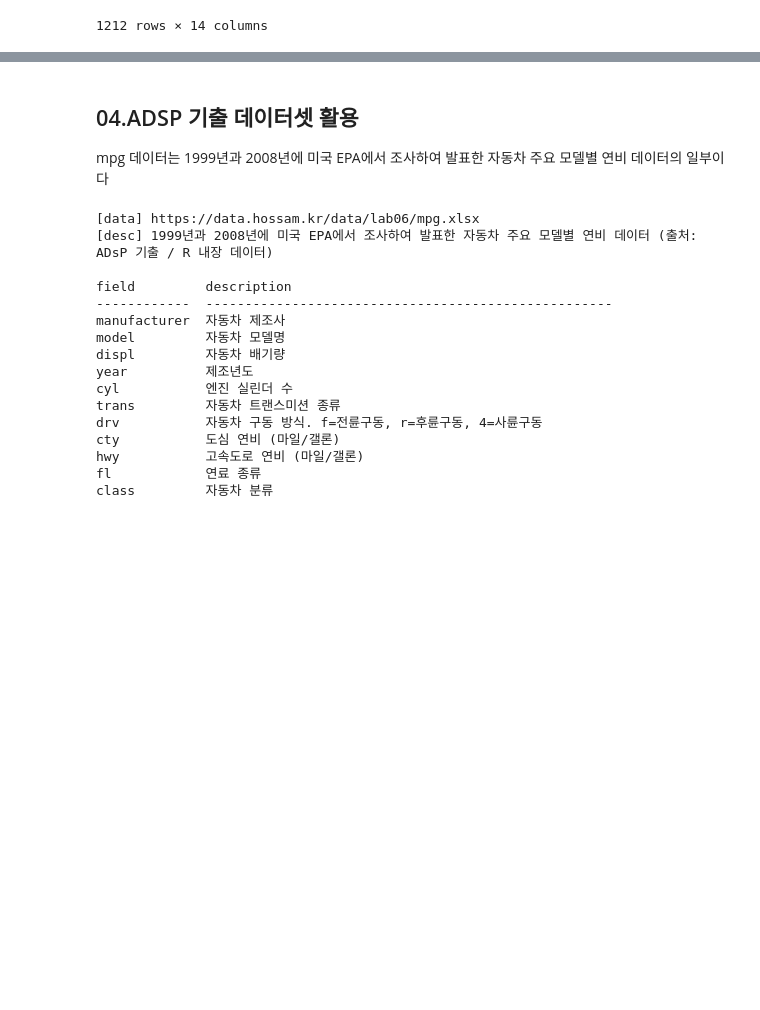
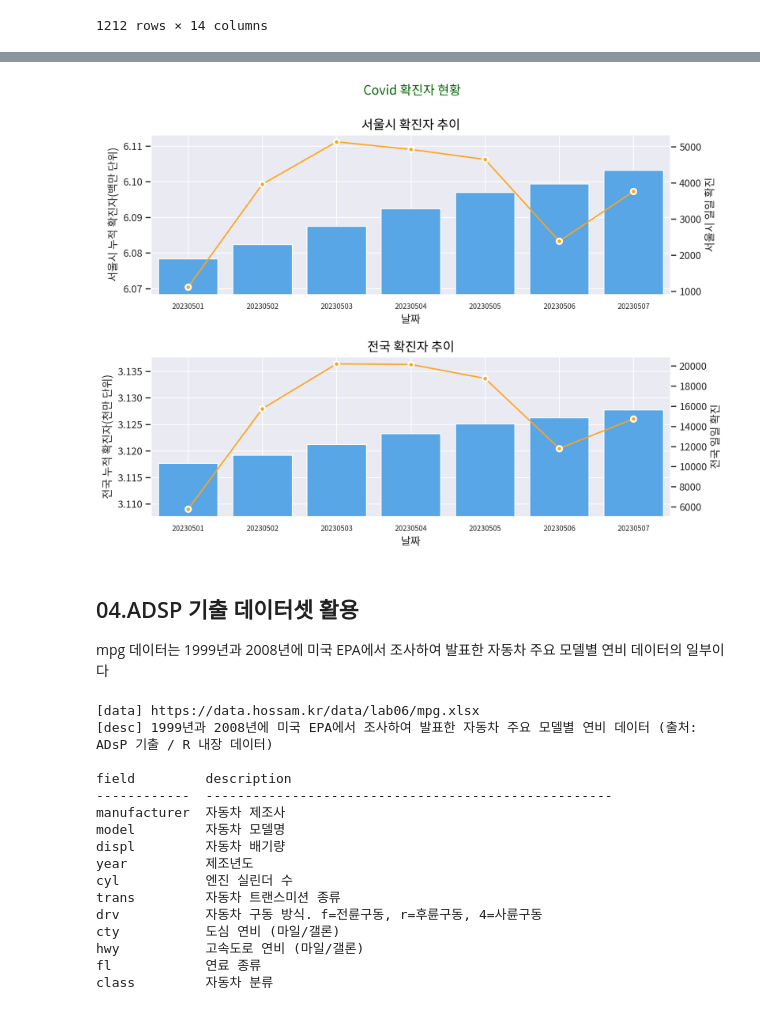
Before and after one commit to BoheeJeong/data_analysis_basic, a Jupyter notebook: [LAB-06] 데이터 시각화 개요/데이터 시각화 종합 연습문제.ipynb, the cells around one changed output, grey strips where cells are left out. Saved outputs shown, nothing was run; the diff lists cells and outputs as text; code cells hidden in the pictures; blank space fills up the shorter version.

```diff
--- a/[LAB-06] 데이터 시각화 개요/데이터 시각화 종합 연습문제.ipynb
+++ b/[LAB-06] 데이터 시각화 개요/데이터 시각화 종합 연습문제.ipynb
@@ -647,0 +634,3 @@ dt.datetime.strptime(covid19_full_copy['날짜'][0],'%Y-%m-%d')
+# %%
+covid19_full_copy['날짜'] = pd.to_datetime(covid19_full_copy['날짜']).dt.strftime('%Y%m%d')
+covid19_full_copy
@@ -648,3 +715,61 @@ dt.datetime.strptime(covid19_full_copy['날짜'][0],'%Y-%m-%d')
+# %%
+
+ymin_seoul = filtered_df_sorted['서울시 누적 확진자(백만 단위)'].min()
+ymax_seoul = filtered_df_sorted['서울시 누적 확진자(백만 단위)'].max()
+
+ymin_korea = filtered_df_sorted['전국 누적 확진자(천만 단위)'].min()
+ymax_korea = filtered_df_sorted['전국 누적 확진자(천만 단위)'].max()
+# %%
+# 1) 그래프 초기화
+my_dpi = 200
+width_px = 2000
+height_px = 1500
+figsize = (width_px / my_dpi, height_px / my_dpi)
+fig, ax = plt.subplots(2, 1, figsize=figsize, dpi=my_dpi)
+
+ax1 = ax[0]
+ax1_twin = ax1.twinx()
+
+ax2 = ax[1]
+ax2_twin = ax2.twinx()
+
+
+# 2) 그래프 그리기
+sb.lineplot(data=filtered_df_sorted, x='날짜', y='서울시 일일 확진',
+           ax=ax1_twin, color="#FFA51D",marker='o',markeredgecolor='white', markeredgewidth=2 )
+sb.barplot(data=filtered_df_sorted, x='날짜', y='서울시 누적 확진자(백만 단위)',
+           ax=ax1, color="#41A8FD")
+
+
+sb.lineplot(data=filtered_df_sorted, x='날짜', y='전국 일일 확진',
+            ax=ax2_twin, color="#FFA51D",marker='o',markeredgecolor='white', markeredgewidth=2 )
+sb.barplot(data=filtered_df_sorted, x='날짜', y='전국 누적 확진자(천만 단위)',
+           ax=ax2, color="#41A8FD")
+
+
+# 3) 제목 및 서식
+fig.suptitle('Covid 확진자 현황',
+             fontsize=14, color='#006600')
+
+ax[0].set_title("서울시 확진자 추이", color="#000000", fontsize=14)
+ax[1].set_title("전국 확진자 추이", color="#000000", fontsize=14)
+
+ax[0].grid(True)
+ax[1].grid(True)
+
+ax[0].set_ylim(ymin_seoul-0.01, ymax_seoul+0.01)
+ax[1].set_ylim(ymin_korea-0.01, ymax_korea+0.01)
+
+
+ax[0].tick_params(axis='x', labelsize=8)
+ax[1].tick_params(axis='x', labelsize=8)
+
+# 4) 출력
+plt.tight_layout()
+plt.show()
+plt.close()
+# %% [output]
+[figure, added]
 # %% [markdown]
 ## 04.ADSP 기출 데이터셋 활용
 mpg 데이터는 1999년과 2008년에 미국 EPA에서 조사하여 발표한 자동차 주요 모델별 연비 데이터의 일부이다
```
Also changed, not shown: parts of 31 cells of this notebook, 17 other files.
